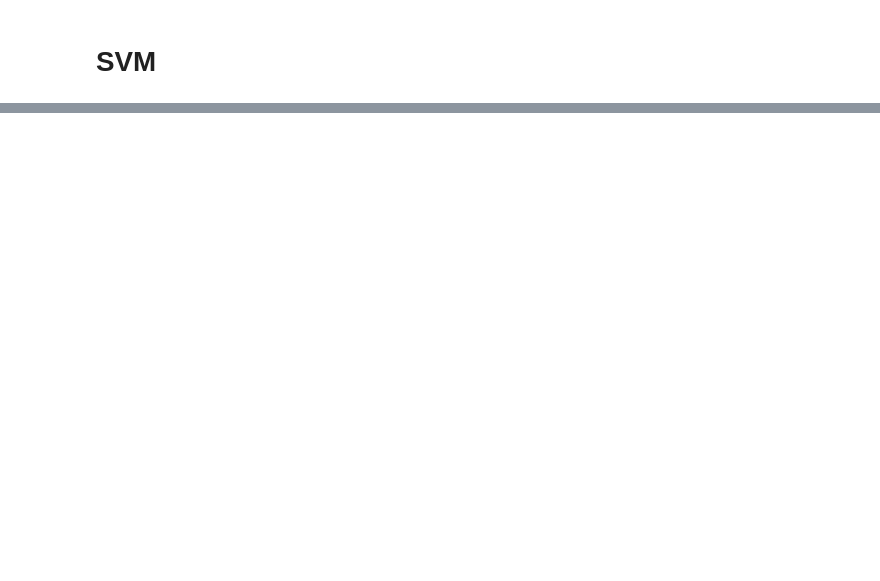
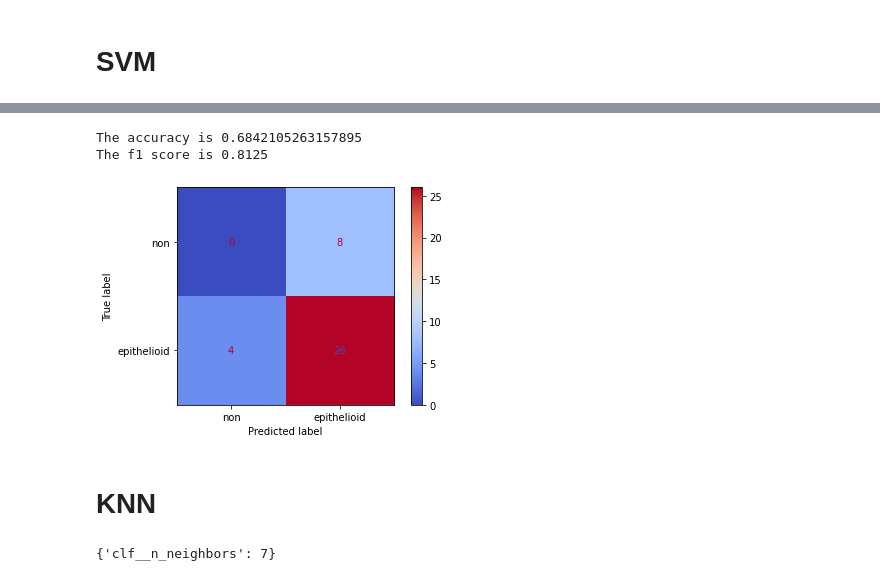
Before and after one commit to davibuss/Bioinformatics, a Jupyter notebook: ShallowLearning.ipynb, the cells around one changed output, grey strips where cells are left out. Drawn from its saved outputs; the diff is of its cells as text; code cells hidden in the pictures; blank space fills up the shorter version.

```diff
--- a/ShallowLearning.ipynb
+++ b/ShallowLearning.ipynb
@@ -397,0 +392,8 @@ plot_decision_boundaries(dataset,best_svc)
+# %%
+see_scores(grid_result_nosmote,X_test,y_test)
+# %% [output]
+The accuracy is 0.6842105263157895
+The f1 score is 0.8125
+[figure, added]
+# %% [markdown]
+# KNN
@@ -397,0 +410,4 @@ plot_decision_boundaries(dataset,best_svc)
+# %%
+best_params
+# %% [output]
+{'clf__n_neighbors': 7}
```
Also changed, not shown: parts of 17 cells of this notebook.
